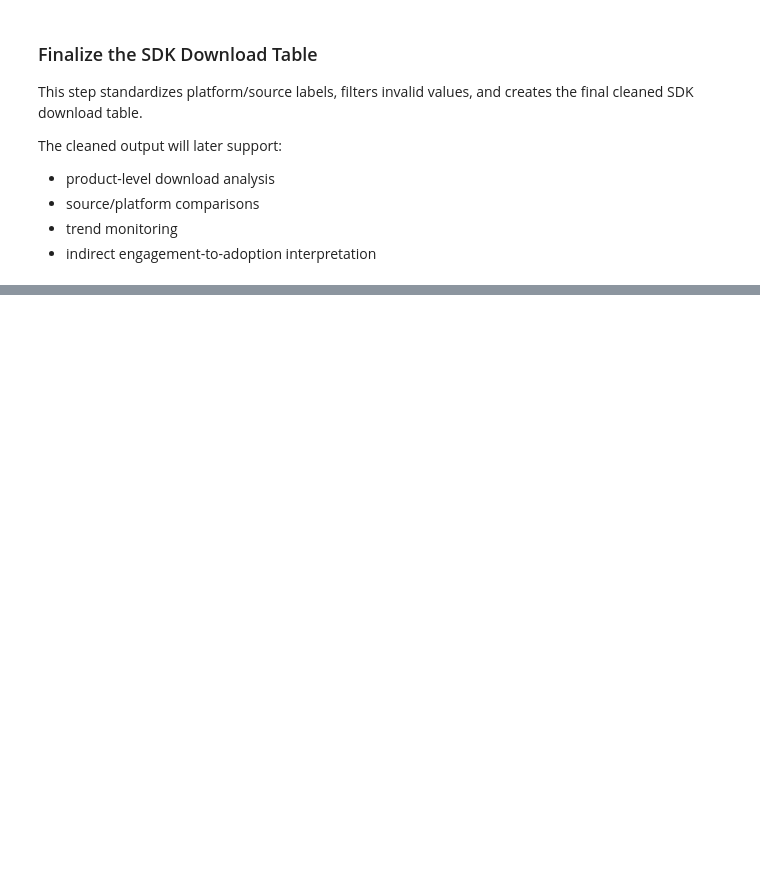
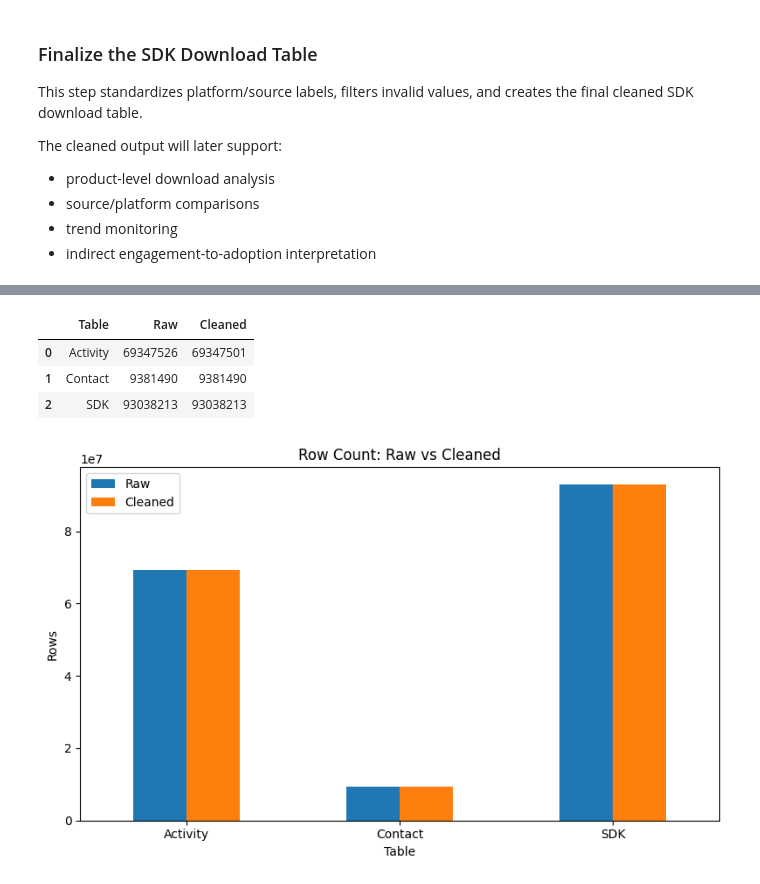
Before and after one commit to WBDoran/Spring2026_IndustryProject, a Jupyter notebook: Cleaning.ipynb, the cells around one changed output, grey strips where cells are left out. Saved outputs shown, nothing was run; the diff lists cells and outputs as text; code cells hidden in the pictures; blank space fills up the shorter version.

Commit message:
Cleaning Final Done

```diff
--- a/Cleaning.ipynb
+++ b/Cleaning.ipynb
@@ -1395,0 +1230,29 @@ Rather than forcing all data to be retained, we prioritize:
+# %%
+df_counts = pd.DataFrame({
+    "Table": ["Activity", "Contact", "SDK"],
+    "Raw": [
+        con.execute("SELECT COUNT(*) FROM activity_clean").fetchone()[0],
+        con.execute("SELECT COUNT(*) FROM contact_clean").fetchone()[0],
+        con.execute("SELECT COUNT(*) FROM sdk_download_clean").fetchone()[0]
+    ],
+    "Cleaned": [
+        con.execute("SELECT COUNT(*) FROM activity_final").fetchone()[0],
+        con.execute("SELECT COUNT(*) FROM contact_final").fetchone()[0],
+        con.execute("SELECT COUNT(*) FROM sdk_download_final").fetchone()[0]
+    ]
+})
+
+display(df_counts)
+
+df_counts.set_index("Table").plot(kind="bar", figsize=(8, 5))
+plt.title("Row Count: Raw vs Cleaned")
+plt.ylabel("Rows")
+plt.xticks(rotation=0)
+plt.tight_layout()
+plt.show()
+# %% [output]
+|  | Table | Raw | Cleaned |
+| 0 | Activity | 69347526 | 69347501 |
+| 1 | Contact | 9381490 | 9381490 |
+| 2 | SDK | 93038213 | 93038213 |
+[figure, added]
```
Also changed, not shown: parts of 73 cells of this notebook, 23 other files.
